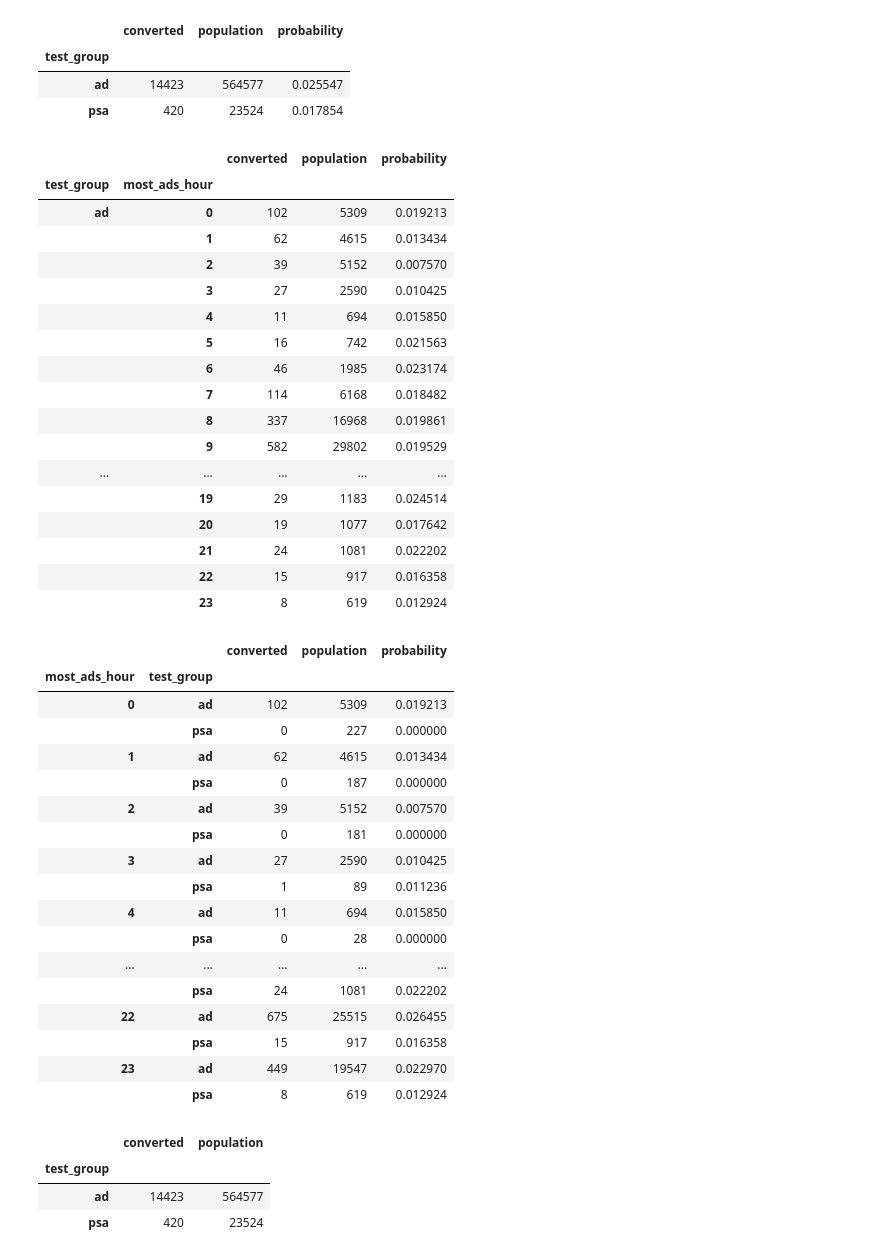
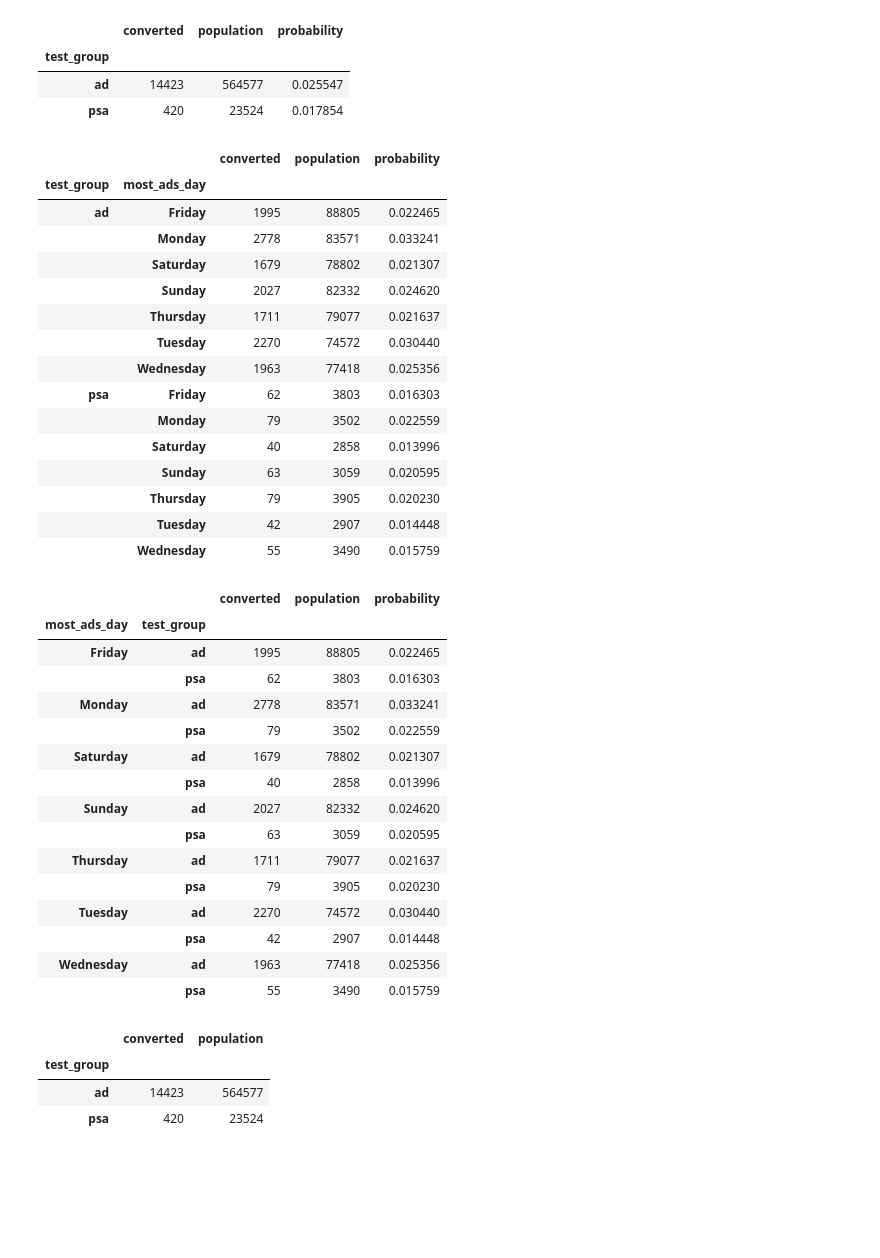
Before and after one commit to Proteusiq/hadithi, a Jupyter notebook: dev.io/notebooks/a|b.ipynb, the cells around one changed output. Saved outputs shown, nothing was run; the diff lists cells and outputs as text; code cells hidden in the pictures; blank space fills up the shorter version.

```diff
--- a/dev.io/notebooks/a|b.ipynb
+++ b/dev.io/notebooks/a|b.ipynb
@@ -113,34 +117,32 @@ dataf.head()
 | psa | 420 | 23524 | 0.017854 |
 # %%
 (dataf
-    .groupby(by=["test_group", "most_ads_hour"])
+    .groupby(by=["test_group", "most_ads_day"])
     .agg({"converted": ("sum","count")})
     .T.reset_index(drop=True).T
     .rename(columns= {0:"converted", 1: "population"})
     .assign(probability = lambda d: d["converted"] / d["population"])
 )
 # %% [output]
 |  |  | converted | population | probability |
-| test_group | most_ads_hour |  |  |  |
-| ad | 0 | 102 | 5309 | 0.019213 |
-|  | 1 | 62 | 4615 | 0.013434 |
-|  | 2 | 39 | 5152 | 0.007570 |
-|  | 3 | 27 | 2590 | 0.010425 |
-|  | 4 | 11 | 694 | 0.015850 |
-|  | 5 | 16 | 742 | 0.021563 |
-|  | 6 | 46 | 1985 | 0.023174 |
-|  | 7 | 114 | 6168 | 0.018482 |
-|  | 8 | 337 | 16968 | 0.019861 |
-|  | 9 | 582 | 29802 | 0.019529 |
-| ... | ... | ... | ... | ... |
-|  | 19 | 29 | 1183 | 0.024514 |
-|  | 20 | 19 | 1077 | 0.017642 |
-|  | 21 | 24 | 1081 | 0.022202 |
-|  | 22 | 15 | 917 | 0.016358 |
-|  | 23 | 8 | 619 | 0.012924 |
+| test_group | most_ads_day |  |  |  |
+| ad | Friday | 1995 | 88805 | 0.022465 |
+|  | Monday | 2778 | 83571 | 0.033241 |
+|  | Saturday | 1679 | 78802 | 0.021307 |
+|  | Sunday | 2027 | 82332 | 0.024620 |
+|  | Thursday | 1711 | 79077 | 0.021637 |
+|  | Tuesday | 2270 | 74572 | 0.030440 |
+|  | Wednesday | 1963 | 77418 | 0.025356 |
+| psa | Friday | 62 | 3803 | 0.016303 |
+|  | Monday | 79 | 3502 | 0.022559 |
+|  | Saturday | 40 | 2858 | 0.013996 |
+|  | Sunday | 63 | 3059 | 0.020595 |
+|  | Thursday | 79 | 3905 | 0.020230 |
+|  | Tuesday | 42 | 2907 | 0.014448 |
+|  | Wednesday | 55 | 3490 | 0.015759 |
 # %%
 (dataf
-    .groupby(by=["most_ads_hour", "test_group"])
+    .groupby(by=["most_ads_day", "test_group"])
     .agg({"converted": ("sum","count")})
     .T.reset_index(drop=True).T
     .rename(columns= {0:"converted", 1: "population"})
@@ -148,21 +150,19 @@ dataf.head()
 )
 # %% [output]
 |  |  | converted | population | probability |
-| most_ads_hour | test_group |  |  |  |
-| 0 | ad | 102 | 5309 | 0.019213 |
-|  | psa | 0 | 227 | 0.000000 |
-| 1 | ad | 62 | 4615 | 0.013434 |
-|  | psa | 0 | 187 | 0.000000 |
-| 2 | ad | 39 | 5152 | 0.007570 |
-|  | psa | 0 | 181 | 0.000000 |
-| 3 | ad | 27 | 2590 | 0.010425 |
-|  | psa | 1 | 89 | 0.011236 |
-| 4 | ad | 11 | 694 | 0.015850 |
-|  | psa | 0 | 28 | 0.000000 |
-| ... | ... | ... | ... | ... |
-|  | psa | 24 | 1081 | 0.022202 |
-| 22 | ad | 675 | 25515 | 0.026455 |
-|  | psa | 15 | 917 | 0.016358 |
-| 23 | ad | 449 | 19547 | 0.022970 |
-|  | psa | 8 | 619 | 0.012924 |
+| most_ads_day | test_group |  |  |  |
+| Friday | ad | 1995 | 88805 | 0.022465 |
+|  | psa | 62 | 3803 | 0.016303 |
+| Monday | ad | 2778 | 83571 | 0.033241 |
+|  | psa | 79 | 3502 | 0.022559 |
+| Saturday | ad | 1679 | 78802 | 0.021307 |
+|  | psa | 40 | 2858 | 0.013996 |
+| Sunday | ad | 2027 | 82332 | 0.024620 |
+|  | psa | 63 | 3059 | 0.020595 |
+| Thursday | ad | 1711 | 79077 | 0.021637 |
+|  | psa | 79 | 3905 | 0.020230 |
+| Tuesday | ad | 2270 | 74572 | 0.030440 |
+|  | psa | 42 | 2907 | 0.014448 |
+| Wednesday | ad | 1963 | 77418 | 0.025356 |
+|  | psa | 55 | 3490 | 0.015759 |
 # %%
```
Also changed, not shown: parts of 9 cells of this notebook.
